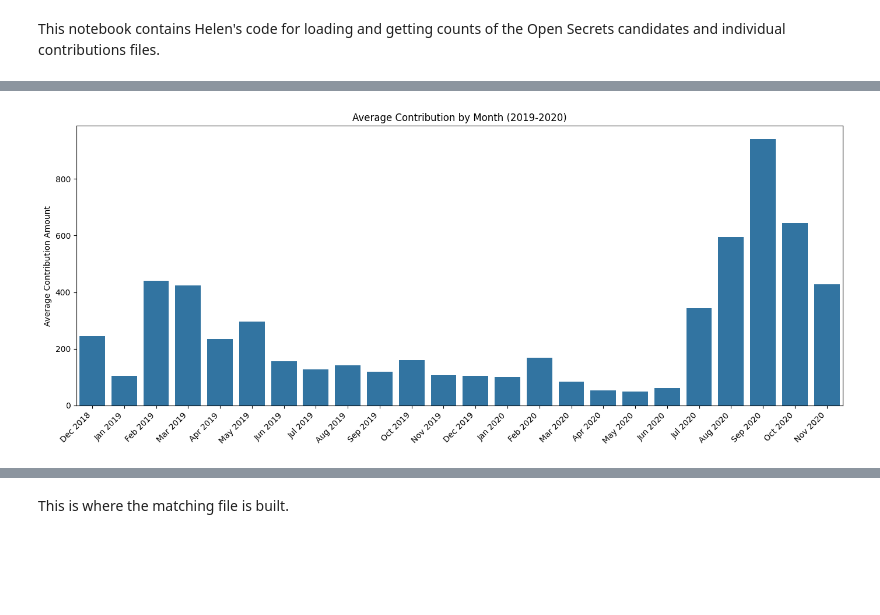
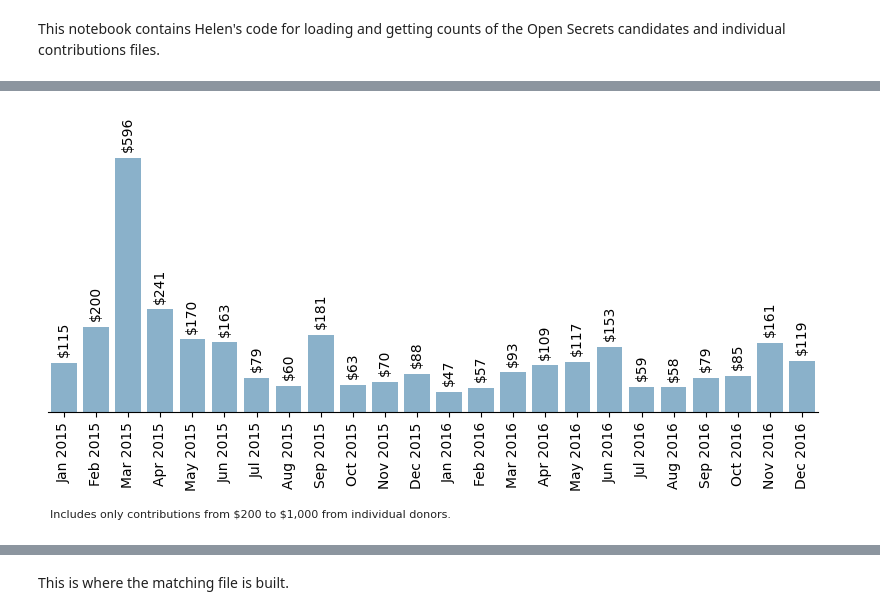
Before and after one commit to marobinette/cfd-project-ds1, a Jupyter notebook: notebooks/Open_Secrets_ETL.ipynb, the cells around one changed output, grey strips where cells are left out. Cells and saved outputs as stored; diff of their text form; code cells hidden in the pictures; blank space fills up the shorter version.

Commit message:
Updated Open Secrets ETL to use 114th congress data (instead of 116th)

```diff
--- a/notebooks/Open_Secrets_ETL.ipynb
+++ b/notebooks/Open_Secrets_ETL.ipynb
@@ -13,8 +13,8 @@ import matplotlib.pyplot as plt
 # Set variables
 max_contrib = 1000
 contrib_type = "15"
-min_date = "2019-01-03" # Matches min date in DC Inbox data
-max_date = "2021-01-02" # Matches max date in DC Inbox data
+min_date = "2015-01-03" # Matches min date in DC Inbox data
+max_date = "2017-01-02" # Matches max date in DC Inbox data
 
 # Set variable use toggles
 use_max_contrib = True
@@ -62,7 +64,7 @@ column_names = ["Cycle", "FECTransIS", "ContribID", "Contrib",
                 "CmteID", "OtherID", "Gender", "Microfilm",
                 "Occupation", "Employer", "Source"]
 
-contrib_df = pd.read_csv("C:/Users/hefla/Documents/Work/IPS/Area 990/Data Sources/Politicking/indivs20.txt",
+contrib_df = pd.read_csv("../data/fec/indivs16.txt",
                       sep = ",", # separated by commas
                       quotechar = "|", # fields are surrounded by pipes
                       encoding = "latin1",
@@ -71,5 +73,6 @@ contrib_df = pd.read_csv("C:/Users/hefla/Documents/Work/IPS/Area 990/Data Source
                       low_memory = False
 )
 
+print(len(contrib_df))
 contrib_df.head()
 # %% [output]
@@ -83,5 +87,8 @@ contrib_df.head()
 # %%
 # Field cleanup for candidates table
+
+# Make cand_df as copy of cand_raw_df
+cand_df = cand_raw_df.copy()
 
 # Split the DistIDCurr (current district) field into separate columns for state and district (as integer)
 cand_df["State"] = cand_df["DistIDCurr"].str[0:2]
@@ -124,5 +131,6 @@ cand_df["State"] = cand_df["State"].str.upper()
 
 # cand_df.info()
 # print(cand_df.columns)
+print(len(cand_df))
 cand_df.head()
 # %% [output]
@@ -350,4 +382,6 @@ AttributeError: 'DatetimeProperties' object has no attribute 'to_timestamp'
 # %%
+# FIGURE: AVERAGE CONTRIBUTION BY MONTH
+
 # Aggregate monthly totals including count
 monthly_sum_df = (
     monthly_analysis_df
@@ -358,40 +392,81 @@ monthly_sum_df = (
     )
     .reset_index()
 )
 # 2. Convert the Period column to a proper datetime
 # The first column after reset_index() is the period
 monthly_sum_df['contrib_date'] = monthly_sum_df[monthly_sum_df.columns[0]].dt.start_time
 
 # 3. Compute average contribution
 monthly_sum_df['avg_contrib'] = monthly_sum_df['contrib_amount'] / monthly_sum_df['contrib_count']
 
 # 4. Create month-year labels
 monthly_sum_df['month_year'] = monthly_sum_df['contrib_date'].dt.strftime('%b %Y')
 monthly_sum_df['year'] = monthly_sum_df['contrib_date'].dt.year
 monthly_sum_df['month_num'] = monthly_sum_df['contrib_date'].dt.month
 
 # 5. Sort chronologically
 monthly_sum_df = monthly_sum_df.sort_values(['year', 'month_num'])
 
 # Optional: check the DataFrame
 # print(monthly_sum_df.head())
 
 # 6. Plot average contributions
-plt.figure(figsize=(14,6))
-sns.barplot(
+plt.figure(figsize=(8, 4))
+ax = sns.barplot(
     data=monthly_sum_df,
     x='month_year',
-    y='avg_contrib'
+    y='avg_contrib',
+    color='#7FB3D5'
     # palette='Set2'
 )
-plt.title("Average Contribution by Month (2019-2020)")
+
+# plt.title("Average Contribution to U.S. Representatives by Month (2019-2020)", pad = 30)
 plt.xlabel("")
-plt.ylabel("Average Contribution Amount")
-plt.xticks(rotation=45, ha='right')
+plt.ylabel("")
+plt.yticks([])
+# plt.xticks(rotation = 90, ha = 'right')
+ax.set_xticks(range(len(monthly_sum_df)))
+ax.set_xticklabels(monthly_sum_df['month_year'], rotation = 90, ha='center')
 plt.tight_layout()
+
+# Add data labels above each bar
+for p in ax.patches:
+    height = p.get_height()
+    ax.text(
+        p.get_x() + p.get_width() / 2,
+        height + (0.025 * monthly_sum_df['avg_contrib'].max()),  # small vertical offset
+        f'${height:,.0f}',
+        ha='center',
+        va='bottom',
+        rotation=90,
+        fontsize = 10,
+        fontweight='medium'
+    )
+
+# Remove the outlines
+sns.despine(top=True, right=True, left=True)
+
+# Add padding so labels don’t hit the top edge
+ymax = monthly_sum_df['avg_contrib'].max()
+plt.ylim(0, ymax * 1.15)
+
+# Add caption below the plot
+plt.text(
+    0.003,                  # X position in axis coordinates (0 = left, 1 = right)
+    -0.35,                # Y position in axis coordinates (below the x-axis)
+    "Includes only contributions from \$200 to \$1,000 from individual donors.",
+    ha='left',          # center-align the text
+    va='center',
+    fontsize=8,           # small font
+    color='#222222',
+    transform=ax.transAxes # use axis coordinates so it scales with the figure
+)
+
+# plt.subplots_adjust(top=0.85, bottom=0.25)
+
 plt.show()
 # %% [output]
-[figure, old version]
+[figure, new version]
 # %%
 # Top recipients
 
```
Also changed, not shown: parts of 17 cells of this notebook, 3 other files.
